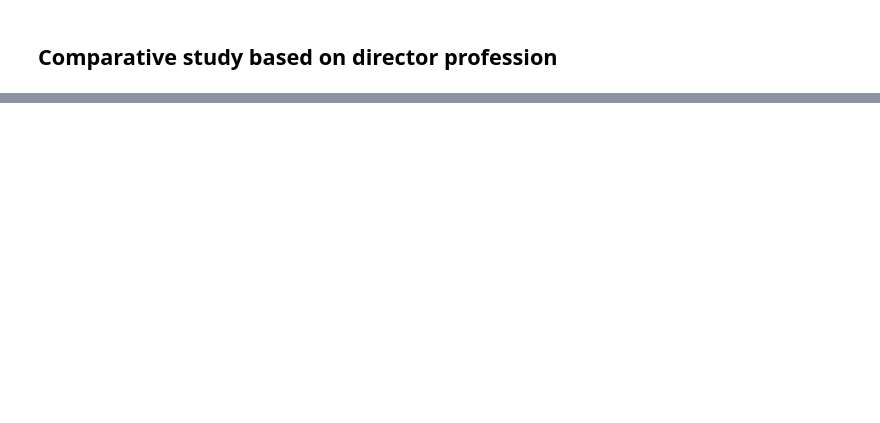
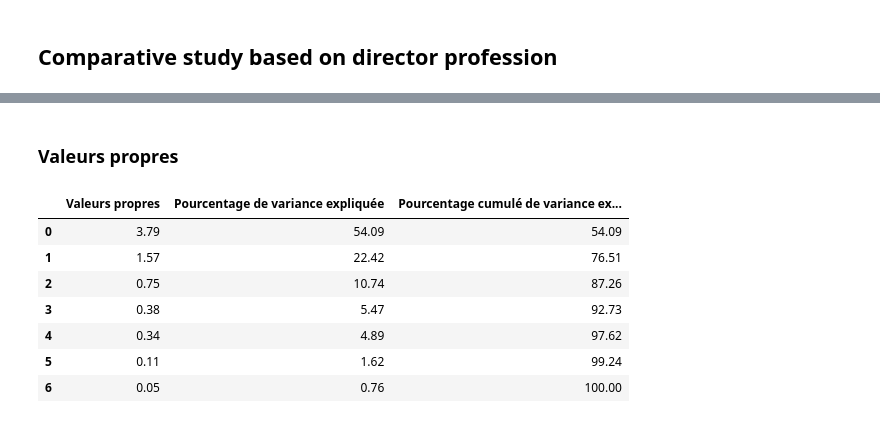
Before and after one commit to salhi-mohamed/CinemaLab, a Jupyter notebook: Untitled-1.ipynb, the cells around one changed output, grey strips where cells are left out. Saved outputs shown, nothing was run; the diff lists cells and outputs as text; code cells hidden in the pictures; blank space fills up the shorter version.

```diff
--- a/Untitled-1.ipynb
+++ b/Untitled-1.ipynb
@@ -284,0 +286,41 @@ See the caveats in the documentation: https://pandas.pydata.org/pandas-docs/stab
+# %% [markdown]
+### Valeurs propres
+# %%
+import numpy as np
+
+# Calculer la matrice de corrélation
+corr_matrix = df_standardized[quantitative_cols].corr()
+
+# Calculer les valeurs propres de la matrice de corrélation
+eigenvalues, _ = np.linalg.eig(corr_matrix)
+
+# Calculer la somme des valeurs propres
+total_variance = np.sum(eigenvalues)
+
+# Calculer le pourcentage de variance expliquée par chaque composante
+explained_variance_percentage = (eigenvalues / total_variance) * 100
+
+# Calculer le pourcentage cumulé de variance expliquée
+cumulative_explained_variance = np.cumsum(explained_variance_percentage)
+
+# Créer un DataFrame pour afficher les valeurs propres, le pourcentage de variance expliquée et le pourcentage cumulé
+eigenvalues_df = pd.DataFrame({
+    'Valeurs propres': eigenvalues,
+    'Pourcentage de variance expliquée': explained_variance_percentage,
+    'Pourcentage cumulé de variance expliquée': cumulative_explained_variance
+})
+
+# Trier par valeur propre pour mieux visualiser
+eigenvalues_df = eigenvalues_df.sort_values(by='Valeurs propres', ascending=False)
+
+# Afficher le DataFrame
+eigenvalues_df
+# %% [output]
+|  | Valeurs propres | Pourcentage de variance expliquée | Pourcentage cumulé de variance ex... |
+| 0 | 3.79 | 54.09 | 54.09 |
+| 1 | 1.57 | 22.42 | 76.51 |
+| 2 | 0.75 | 10.74 | 87.26 |
+| 3 | 0.38 | 5.47 | 92.73 |
+| 4 | 0.34 | 4.89 | 97.62 |
+| 5 | 0.11 | 1.62 | 99.24 |
+| 6 | 0.05 | 0.76 | 100.00 |
```
Also changed, not shown: parts of 6 cells of this notebook, 1 other file.
